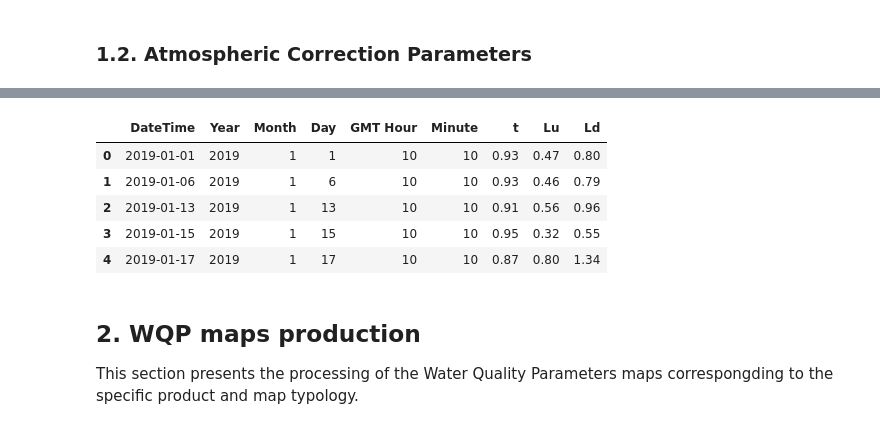
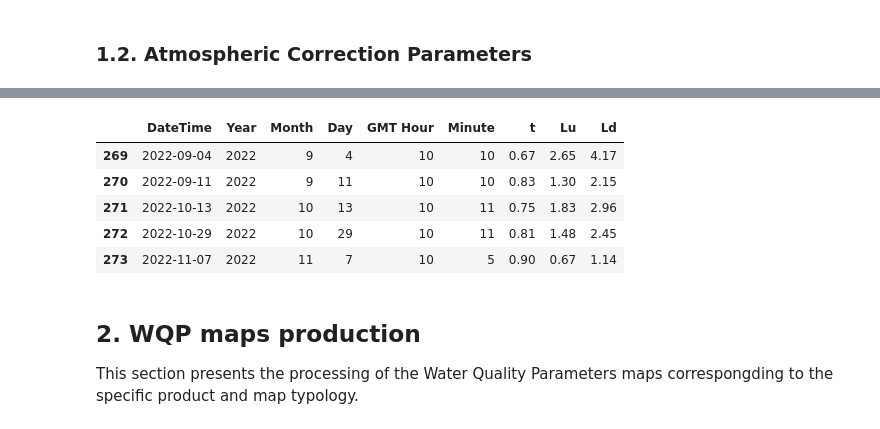
Before and after one commit to JFToro192/jpnbWQPsimile, a Jupyter notebook: notebooks/WQP_Production.ipynb, the cells around one changed output, grey strips where cells are left out. Drawn from its saved outputs; the diff is of its cells as text; code cells hidden in the pictures.

```diff
--- a/notebooks/WQP_Production.ipynb
+++ b/notebooks/WQP_Production.ipynb
@@ -135,14 +135,14 @@ df_atm = pd.read_csv(os.path.join(cwd_path['in_parameters'],'atmCorr.csv'))
 df_atm['DateTime'] = pd.to_datetime(df_atm['DateTime'], format='%Y/%m/%d %H:%M')
 df_atm['DateTime'] = df_atm['DateTime'].dt.date
 # %%
-df_atm.head()
+df_atm.tail()
 # %% [output]
 |  | DateTime | Year | Month | Day | GMT Hour | Minute | t | Lu | Ld |
-| 0 | 2019-01-01 | 2019 | 1 | 1 | 10 | 10 | 0.93 | 0.47 | 0.80 |
-| 1 | 2019-01-06 | 2019 | 1 | 6 | 10 | 10 | 0.93 | 0.46 | 0.79 |
-| 2 | 2019-01-13 | 2019 | 1 | 13 | 10 | 10 | 0.91 | 0.56 | 0.96 |
-| 3 | 2019-01-15 | 2019 | 1 | 15 | 10 | 10 | 0.95 | 0.32 | 0.55 |
-| 4 | 2019-01-17 | 2019 | 1 | 17 | 10 | 10 | 0.87 | 0.80 | 1.34 |
+| 269 | 2022-09-04 | 2022 | 9 | 4 | 10 | 10 | 0.67 | 2.65 | 4.17 |
+| 270 | 2022-09-11 | 2022 | 9 | 11 | 10 | 10 | 0.83 | 1.30 | 2.15 |
+| 271 | 2022-10-13 | 2022 | 10 | 13 | 10 | 11 | 0.75 | 1.83 | 2.96 |
+| 272 | 2022-10-29 | 2022 | 10 | 29 | 10 | 11 | 0.81 | 1.48 | 2.45 |
+| 273 | 2022-11-07 | 2022 | 11 | 7 | 10 | 5 | 0.90 | 0.67 | 1.14 |
 # %% [markdown]
 ## 2. WQP maps production
 
```
Also changed, not shown: parts of 3 cells of this notebook, 21 other files.
